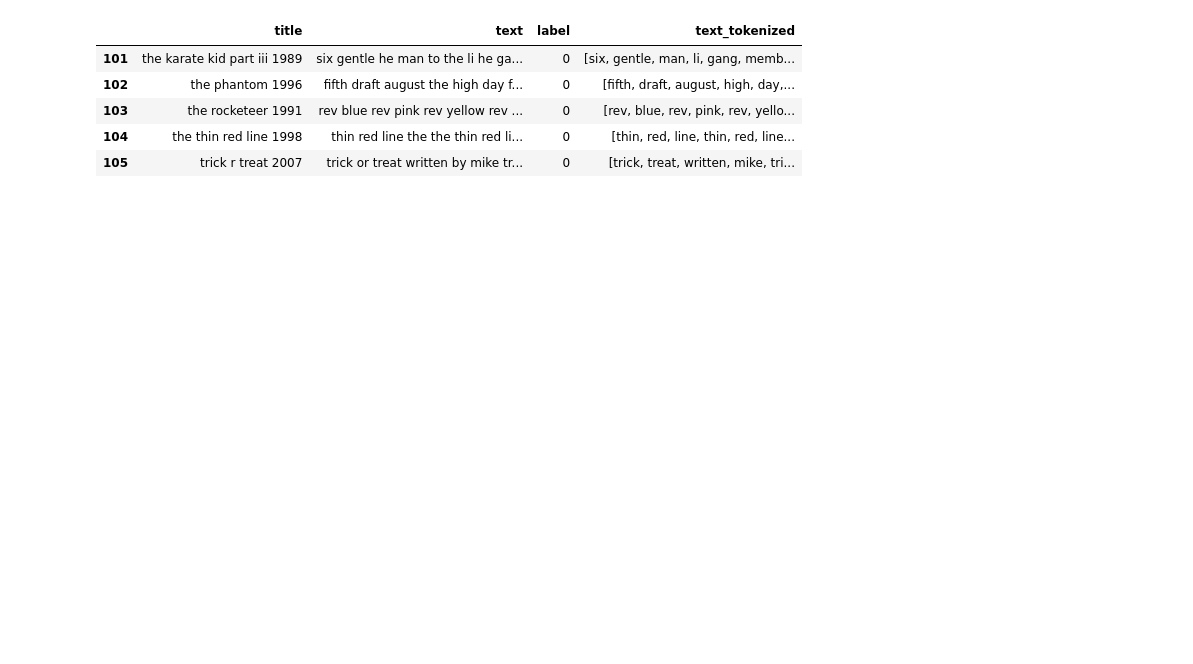
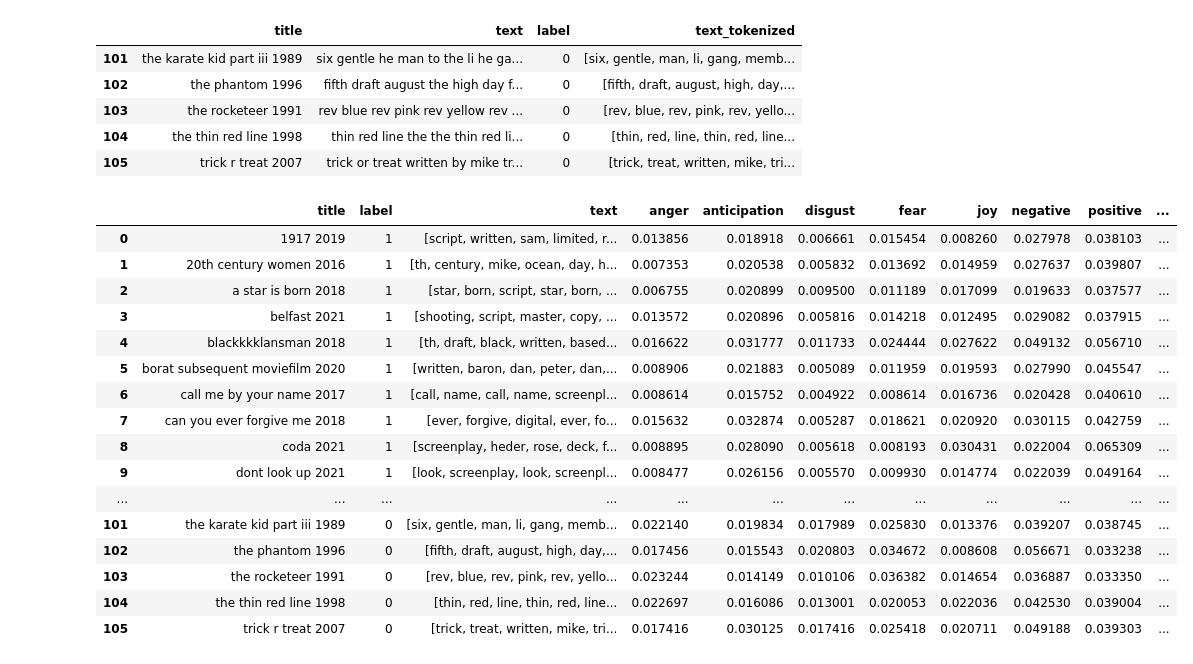
Before and after one commit to JagrajGill/ScreenplayEmotionDetection, a Jupyter notebook: A3_Jagraj_Gill.ipynb, the cells around one changed output. Saved outputs shown, nothing was run; the diff lists cells and outputs as text; code cells hidden in the pictures; blank space fills up the shorter version.

```diff
--- a/A3_Jagraj_Gill.ipynb
+++ b/A3_Jagraj_Gill.ipynb
@@ -472,0 +529,7 @@ response_df_merged = response_df_merged.drop(response_df_merged.index[3]).reset_
+# %%
+# lemmatization
+
+lemmatizer = WordNetLemmatizer()
+response_df_merged["text_tokenized"] = response_df_merged["text_tokenized"].apply(
+    lambda x: [lemmatizer.lemmatize(word) for word in x]
+)
@@ -473,3 +539,8 @@ response_df_merged = response_df_merged.drop(response_df_merged.index[3]).reset_
+# %%
+# removing Arrival-2016 as corpus size is not adequate
+response_df_merged = response_df_merged.drop(response_df_merged.index[3]).reset_index(
+    drop=True
+)
 # %%
 response_df_merged.tail(5)
 # %% [output]
@@ -480,6 +551,9 @@ response_df_merged.tail(5)
 | 104 | the thin red line 1998 | thin red line the the thin red li... | 0 | [thin, red, line, thin, red, line... |
 | 105 | trick r treat 2007 | trick or treat written by mike tr... | 0 | [trick, treat, written, mike, tri... |
 # %%
-from LeXmo import LeXmo
-response_df_merged=response_df_merged.join(response_df_merged['text'].apply(lambda x: [LeXmo.LeXmo(x)]), lsuffix='', rsuffix='_emotions')
+response_df_merged = response_df_merged.join(
+    response_df_merged["text"].apply(lambda x: [LeXmo.LeXmo(x)]),
+    lsuffix="",
+    rsuffix="_emotions",
+)
 # %%
@@ -491,6 +565,42 @@ text_emotions= text_emotions['text_emotions_2'].apply(pd.Series)
 # %%
-response_df_merged = pd.merge(response_df_merged, text_emotions,left_index=True, right_index=True )
+response_df_merged = pd.merge(
+    response_df_merged, text_emotions, left_index=True, right_index=True
+)
 # %%
-response_df_merged = response_df_merged[['title','label','text_tokenized','anger','anticipation','disgust','fear','joy','negative','positive','sadness','surprise','trust']]
-response_df_merged = response_df_merged.rename(columns={'text_tokenized':'text'})
+response_df_merged = response_df_merged[
+    [
+        "title",
+        "label",
+        "text_tokenized",
+        "anger",
+        "anticipation",
+        "disgust",
+        "fear",
+        "joy",
+        "negative",
+        "positive",
+        "sadness",
+        "surprise",
+        "trust",
+    ]
+]
+response_df_merged = response_df_merged.rename(columns={"text_tokenized": "text"})
 response_df_merged
+# %% [output]
+|  | title | label | text | anger | anticipation | disgust | fear | joy | negative | positive | ... |
+| 0 | 1917 2019 | 1 | [script, written, sam, limited, r... | 0.013856 | 0.018918 | 0.006661 | 0.015454 | 0.008260 | 0.027978 | 0.038103 | ... |
+| 1 | 20th century women 2016 | 1 | [th, century, mike, ocean, day, h... | 0.007353 | 0.020538 | 0.005832 | 0.013692 | 0.014959 | 0.027637 | 0.039807 | ... |
+| 2 | a star is born 2018 | 1 | [star, born, script, star, born, ... | 0.006755 | 0.020899 | 0.009500 | 0.011189 | 0.017099 | 0.019633 | 0.037577 | ... |
+| 3 | belfast 2021 | 1 | [shooting, script, master, copy, ... | 0.013572 | 0.020896 | 0.005816 | 0.014218 | 0.012495 | 0.029082 | 0.037915 | ... |
+| 4 | blackkkklansman 2018 | 1 | [th, draft, black, written, based... | 0.016622 | 0.031777 | 0.011733 | 0.024444 | 0.027622 | 0.049132 | 0.056710 | ... |
+| 5 | borat subsequent moviefilm 2020 | 1 | [written, baron, dan, peter, dan,... | 0.008906 | 0.021883 | 0.005089 | 0.011959 | 0.019593 | 0.027990 | 0.045547 | ... |
+| 6 | call me by your name 2017 | 1 | [call, name, call, name, screenpl... | 0.008614 | 0.015752 | 0.004922 | 0.008614 | 0.016736 | 0.020428 | 0.040610 | ... |
+| 7 | can you ever forgive me 2018 | 1 | [ever, forgive, digital, ever, fo... | 0.015632 | 0.032874 | 0.005287 | 0.018621 | 0.020920 | 0.030115 | 0.042759 | ... |
+| 8 | coda 2021 | 1 | [screenplay, heder, rose, deck, f... | 0.008895 | 0.028090 | 0.005618 | 0.008193 | 0.030431 | 0.022004 | 0.065309 | ... |
+| 9 | dont look up 2021 | 1 | [look, screenplay, look, screenpl... | 0.008477 | 0.026156 | 0.005570 | 0.009930 | 0.014774 | 0.022039 | 0.049164 | ... |
+| ... | ... | ... | ... | ... | ... | ... | ... | ... | ... | ... | ... |
+| 101 | the karate kid part iii 1989 | 0 | [six, gentle, man, li, gang, memb... | 0.022140 | 0.019834 | 0.017989 | 0.025830 | 0.013376 | 0.039207 | 0.038745 | ... |
+| 102 | the phantom 1996 | 0 | [fifth, draft, august, high, day,... | 0.017456 | 0.015543 | 0.020803 | 0.034672 | 0.008608 | 0.056671 | 0.033238 | ... |
+| 103 | the rocketeer 1991 | 0 | [rev, blue, rev, pink, rev, yello... | 0.023244 | 0.014149 | 0.010106 | 0.036382 | 0.014654 | 0.036887 | 0.033350 | ... |
+| 104 | the thin red line 1998 | 0 | [thin, red, line, thin, red, line... | 0.022697 | 0.016086 | 0.013001 | 0.020053 | 0.022036 | 0.042530 | 0.039004 | ... |
+| 105 | trick r treat 2007 | 0 | [trick, treat, written, mike, tri... | 0.017416 | 0.030125 | 0.017416 | 0.025418 | 0.020711 | 0.049188 | 0.039303 | ... |
```
Also changed, not shown: parts of 65 cells of this notebook.
